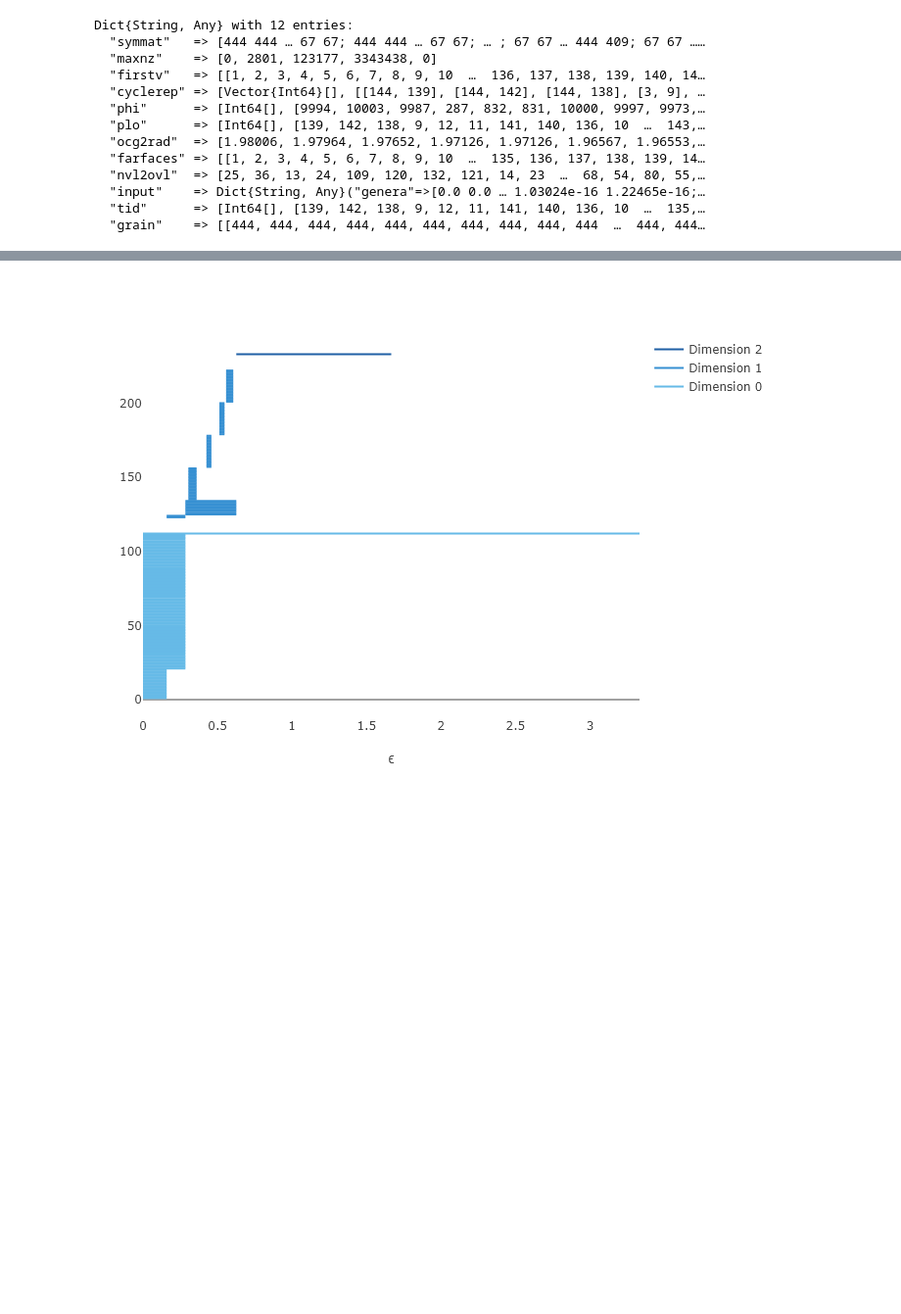
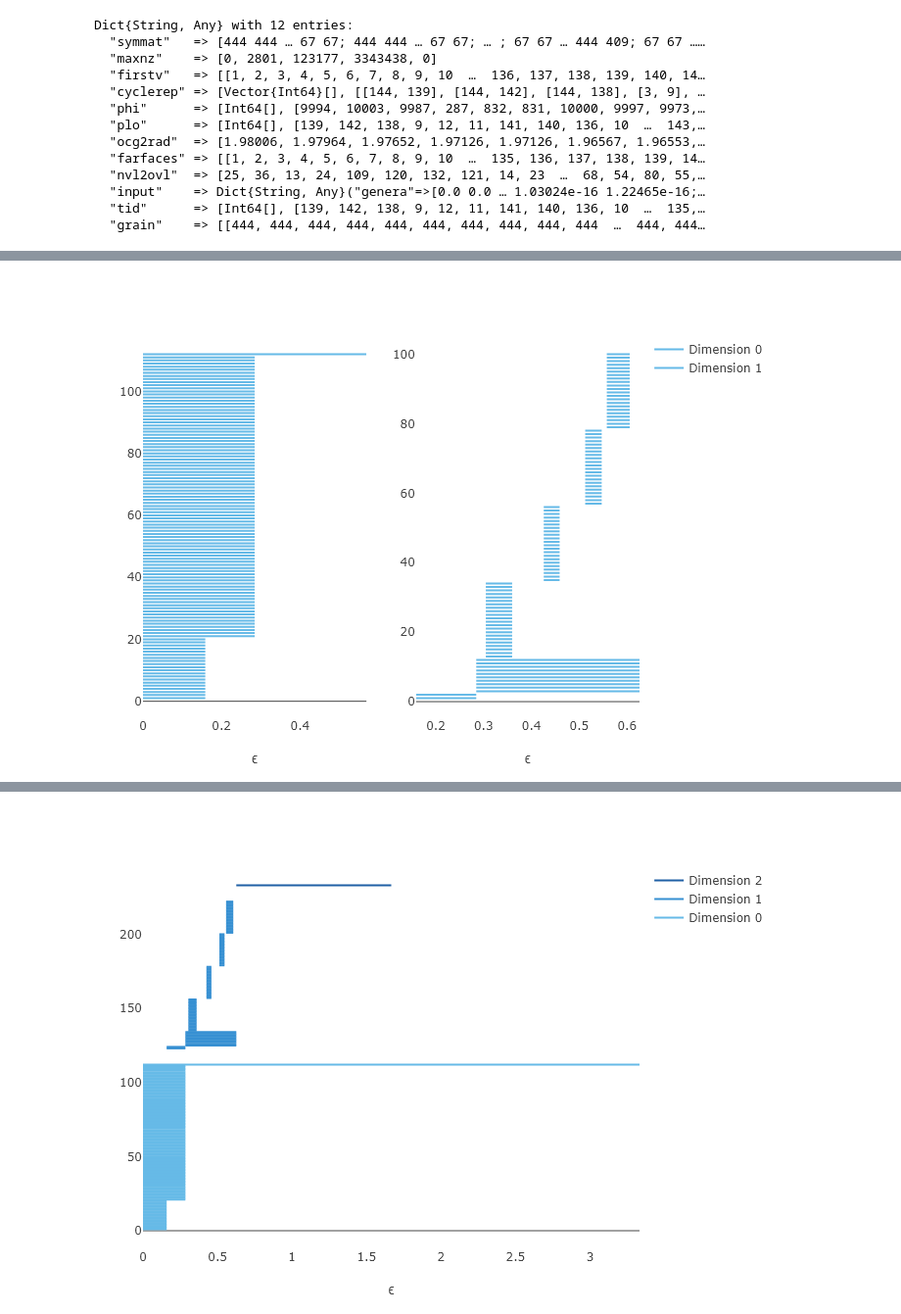
Before and after one commit to Jevi-Waugh/PH-AML, a Jupyter notebook: sphere example/sphere_ph.ipynb, the cells around one changed output, grey strips where cells are left out. Shown at 98% size. Saved outputs shown, nothing was run; the diff lists cells and outputs as text; code cells hidden in the pictures; blank space fills up the shorter version.

```diff
--- a/sphere example/sphere_ph.ipynb
+++ b/sphere example/sphere_ph.ipynb
@@ -57,0 +64,7 @@ Dict{String, Any} with 12 entries:
+# %%
+p1 = plotbarcode_pjs(PH,dim=0)
+p2 = plotbarcode_pjs(PH,dim=1)
+p = [p1  p2]
+p
+# %% [output]
+[figure, added]
```
Also changed, not shown: parts of 13 cells of this notebook.
